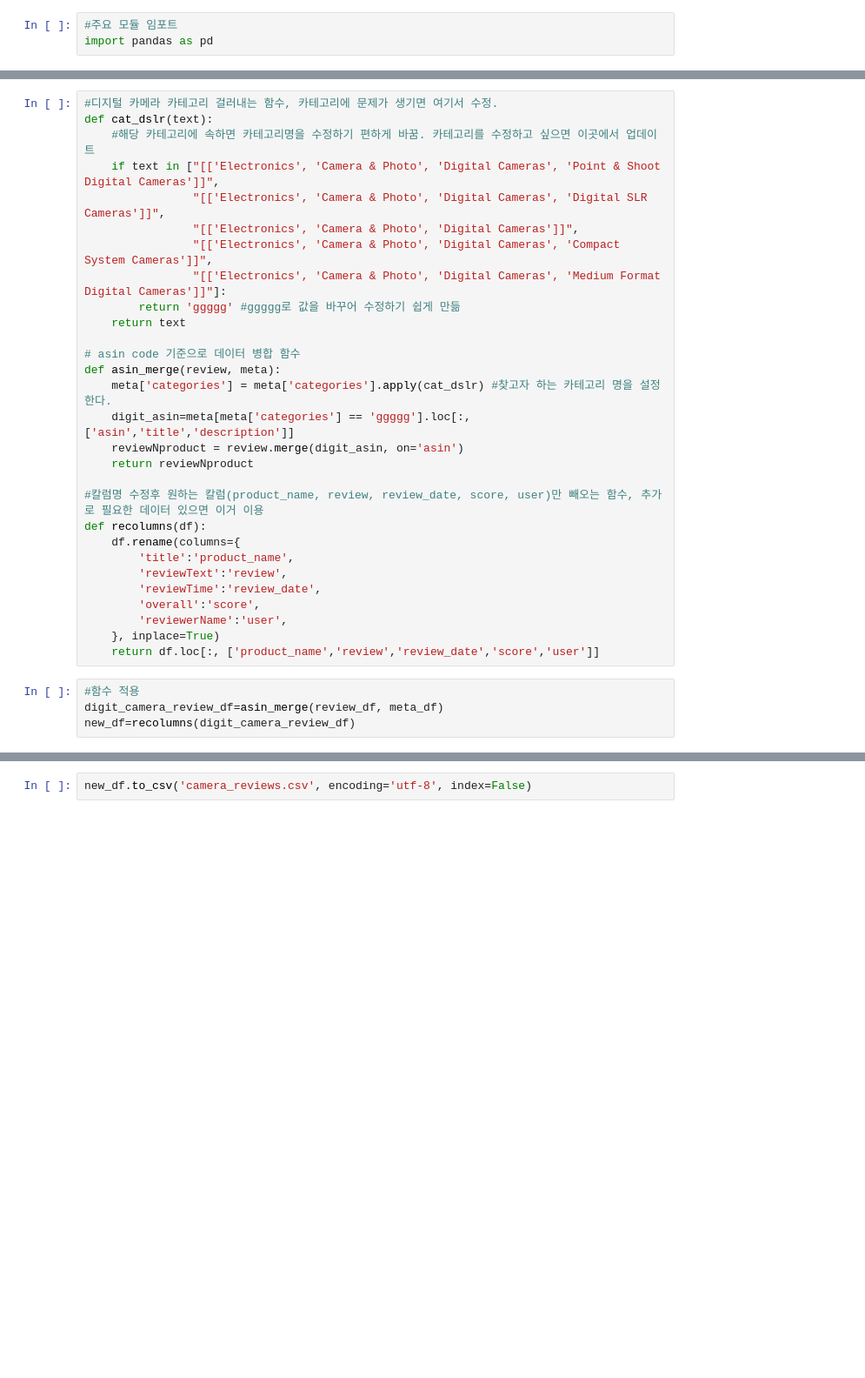
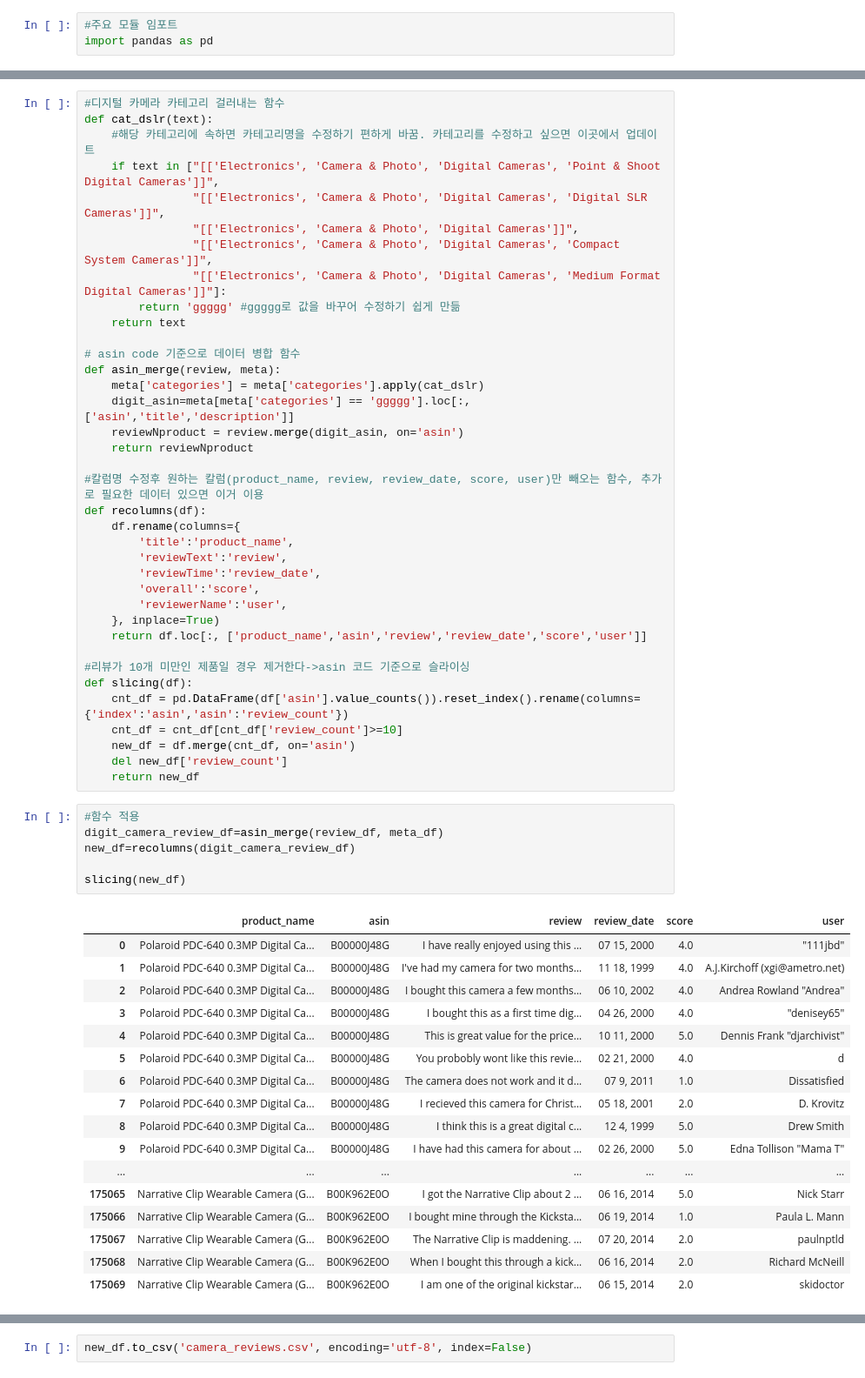
Before and after one commit to pakupoko/NLP_VoC, a Jupyter notebook: 1_데이터 수집/Data_Join.ipynb, the cells around one changed output, grey strips where cells are left out. Shown at 87% size. Cells and saved outputs as stored; diff of their text form; blank space fills up the shorter version.

```diff
--- a/1_데이터 수집/Data_Join.ipynb
+++ b/1_데이터 수집/Data_Join.ipynb
@@ -39,7 +39,7 @@ meta_df.head()
 | 3 | http://ecx.images-amazon.com/imag... | [['Electronics', 'Accessories & S... | The CLIKR-5 UR5U-8780L remote con... | 0511189877 | CLIKR-5 Time Warner Cable Remote ... | {'also_viewed': ['B001KC08A4', 'B... | NaN | 23.36 | NaN |
 | 4 | http://ecx.images-amazon.com/imag... | [['Electronics', 'GPS & Navigatio... | Like its award-winning predecesso... | 0528881469 | Rand McNally 528881469 7-inch Int... | {'also_viewed': ['B006ZOI9OY', 'B... | NaN | 299.99 | NaN |
 # %%
-#디지털 카메라 카테고리 걸러내는 함수, 카테고리에 문제가 생기면 여기서 수정.
+#디지털 카메라 카테고리 걸러내는 함수
 def cat_dslr(text):
     #해당 카테고리에 속하면 카테고리명을 수정하기 편하게 바꿈. 카테고리를 수정하고 싶으면 이곳에서 업데이트
     if text in ["[['Electronics', 'Camera & Photo', 'Digital Cameras', 'Point & Shoot Digital Cameras']]",
@@ -52,7 +52,7 @@ def cat_dslr(text):
 
 # asin code 기준으로 데이터 병합 함수
 def asin_merge(review, meta):
-    meta['categories'] = meta['categories'].apply(cat_dslr) #찾고자 하는 카테고리 명을 설정한다.
+    meta['categories'] = meta['categories'].apply(cat_dslr)
     digit_asin=meta[meta['categories'] == 'ggggg'].loc[:,['asin','title','description']]
     reviewNproduct = review.merge(digit_asin, on='asin')
     return reviewNproduct
@@ -66,8 +66,36 @@ def recolumns(df):
         'overall':'score',
         'reviewerName':'user',
     }, inplace=True)
-    return df.loc[:, ['product_name','review','review_date','score','user']]
+    return df.loc[:, ['product_name','asin','review','review_date','score','user']]
+
+#리뷰가 10개 미만인 제품일 경우 제거한다->asin 코드 기준으로 슬라이싱
+def slicing(df):
+    cnt_df = pd.DataFrame(df['asin'].value_counts()).reset_index().rename(columns={'index':'asin','asin':'review_count'})
+    cnt_df = cnt_df[cnt_df['review_count']>=10]
+    new_df = df.merge(cnt_df, on='asin')
+    del new_df['review_count']
+    return new_df
 # %%
 #함수 적용
 digit_camera_review_df=asin_merge(review_df, meta_df)
 new_df=recolumns(digit_camera_review_df)
+
+slicing(new_df)
+# %% [output]
+|  | product_name | asin | review | review_date | score | user |
+| 0 | Polaroid PDC-640 0.3MP Digital Ca... | B00000J48G | I have really enjoyed using this ... | 07 15, 2000 | 4.0 | "111jbd" |
+| 1 | Polaroid PDC-640 0.3MP Digital Ca... | B00000J48G | I've had my camera for two months... | 11 18, 1999 | 4.0 | A.J.Kirchoff (xgi@ametro.net) |
+| 2 | Polaroid PDC-640 0.3MP Digital Ca... | B00000J48G | I bought this camera a few months... | 06 10, 2002 | 4.0 | Andrea Rowland "Andrea" |
+| 3 | Polaroid PDC-640 0.3MP Digital Ca... | B00000J48G | I bought this as a first time dig... | 04 26, 2000 | 4.0 | "denisey65" |
+| 4 | Polaroid PDC-640 0.3MP Digital Ca... | B00000J48G | This is great value for the price... | 10 11, 2000 | 5.0 | Dennis Frank "djarchivist" |
+| 5 | Polaroid PDC-640 0.3MP Digital Ca... | B00000J48G | You probobly wont like this revie... | 02 21, 2000 | 4.0 | d |
+| 6 | Polaroid PDC-640 0.3MP Digital Ca... | B00000J48G | The camera does not work and it d... | 07 9, 2011 | 1.0 | Dissatisfied |
+| 7 | Polaroid PDC-640 0.3MP Digital Ca... | B00000J48G | I recieved this camera for Christ... | 05 18, 2001 | 2.0 | D. Krovitz |
+| 8 | Polaroid PDC-640 0.3MP Digital Ca... | B00000J48G | I think this is a great digital c... | 12 4, 1999 | 5.0 | Drew Smith |
+| 9 | Polaroid PDC-640 0.3MP Digital Ca... | B00000J48G | I have had this camera for about ... | 02 26, 2000 | 5.0 | Edna Tollison "Mama T" |
+| ... | ... | ... | ... | ... | ... | ... |
+| 175065 | Narrative Clip Wearable Camera (G... | B00K962E0O | I got the Narrative Clip about 2 ... | 06 16, 2014 | 5.0 | Nick Starr |
+| 175066 | Narrative Clip Wearable Camera (G... | B00K962E0O | I bought mine through the Kicksta... | 06 19, 2014 | 1.0 | Paula L. Mann |
+| 175067 | Narrative Clip Wearable Camera (G... | B00K962E0O | The Narrative Clip is maddening. ... | 07 20, 2014 | 2.0 | paulnptld |
+| 175068 | Narrative Clip Wearable Camera (G... | B00K962E0O | When I bought this through a kick... | 06 16, 2014 | 2.0 | Richard McNeill |
+| 175069 | Narrative Clip Wearable Camera (G... | B00K962E0O | I am one of the original kickstar... | 06 15, 2014 | 2.0 | skidoctor |
```
Also changed, not shown: parts of 1 cell of this notebook.
